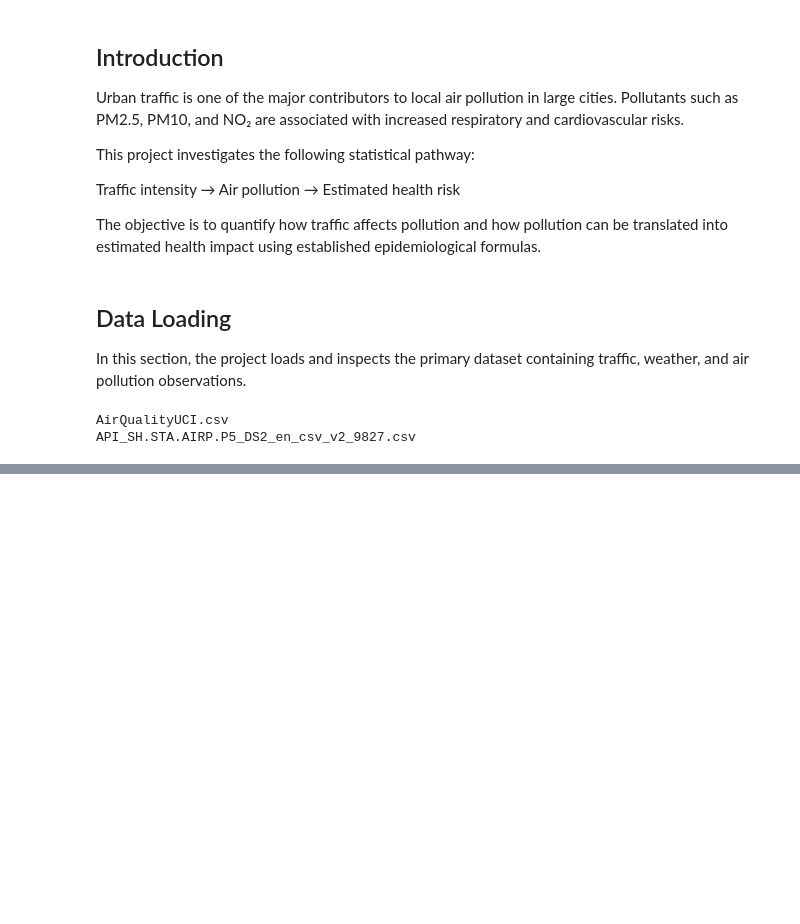
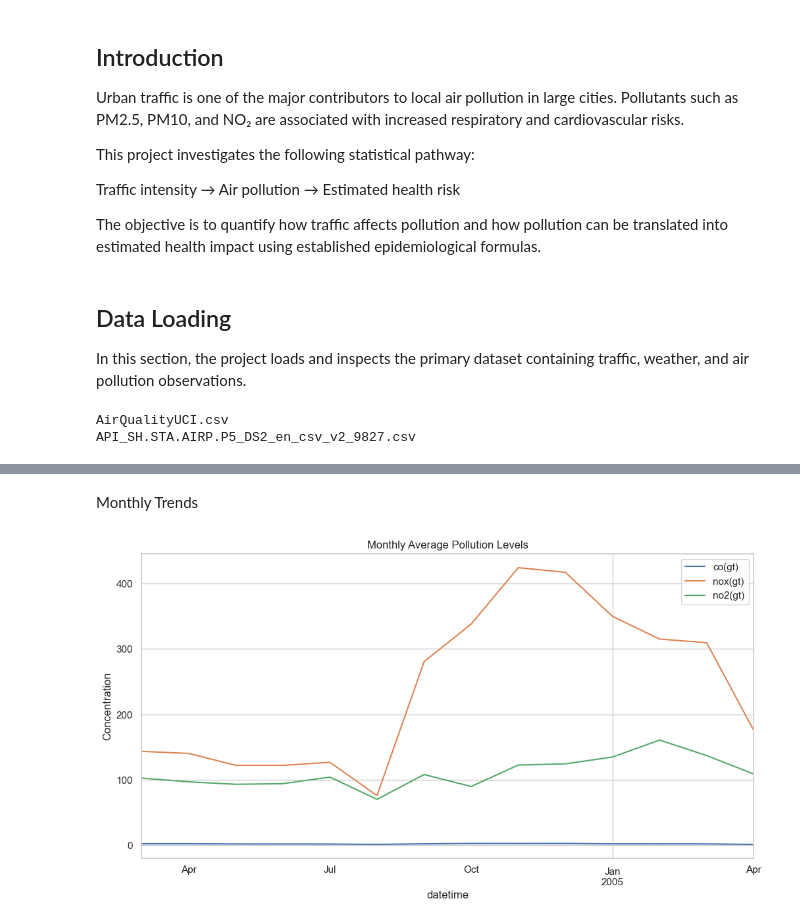
Before and after one commit to looalhadzhiev-max/traffic-pollution-health, a Jupyter notebook: notebooks/traffic_polution_health.ipynb, the cells around one changed output, grey strips where cells are left out. Cells and saved outputs as stored; diff of their text form; code cells hidden in the pictures; blank space fills up the shorter version.

```diff
--- a/notebooks/traffic_polution_health.ipynb
+++ b/notebooks/traffic_polution_health.ipynb
@@ -78,0 +217,3 @@ FileNotFoundError: File not found: C:\Users\Radost\Desktop\traffic-polution-heal
+# %%
+monthly = uci_clean[key_vars].resample("ME").mean()
+monthly.head()
@@ -78,0 +228,11 @@ FileNotFoundError: File not found: C:\Users\Radost\Desktop\traffic-polution-heal
+# %% [markdown]
+Monthly Trends
+# %%
+monthly[["co(gt)", "nox(gt)", "no2(gt)"]].plot(
+    figsize=(12, 6)
+)
+plt.title("Monthly Average Pollution Levels")
+plt.ylabel("Concentration")
+plt.show()
+# %% [output]
+[figure, added]
```
Also changed, not shown: parts of 15 cells of this notebook.
